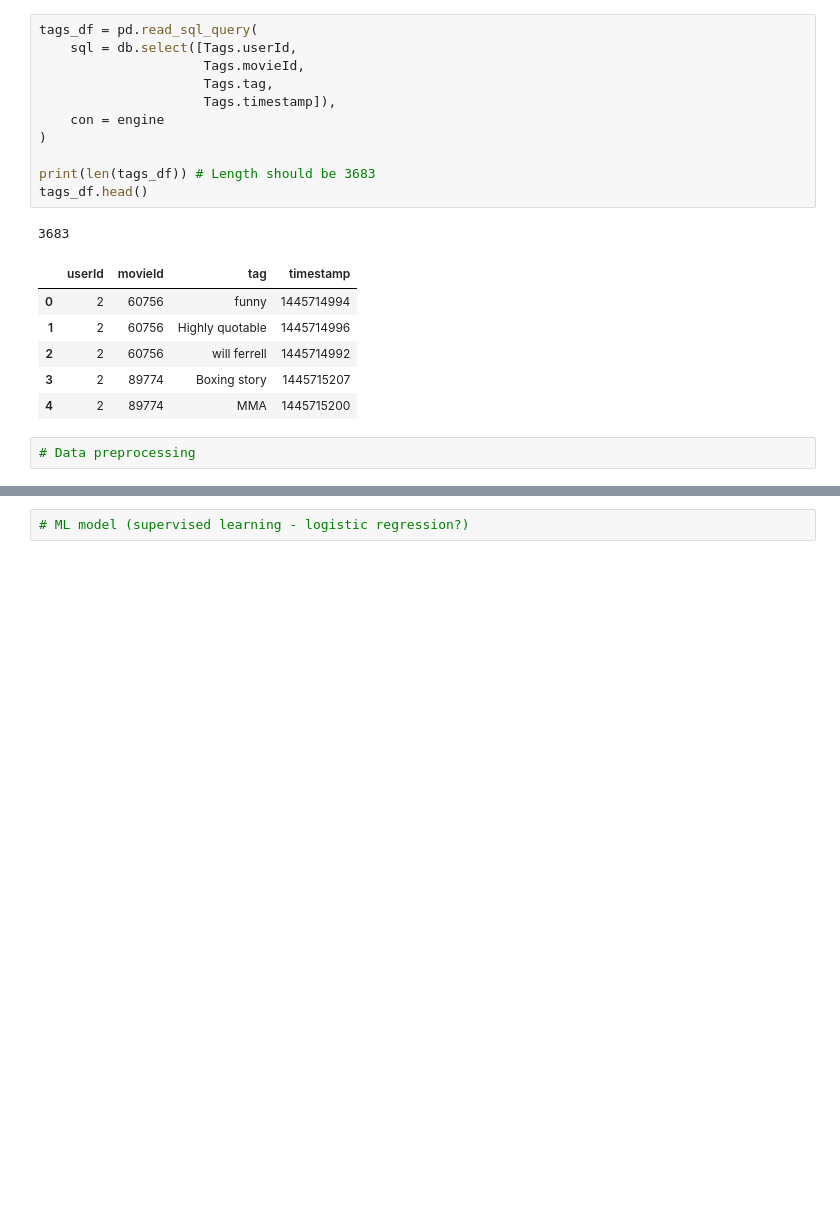
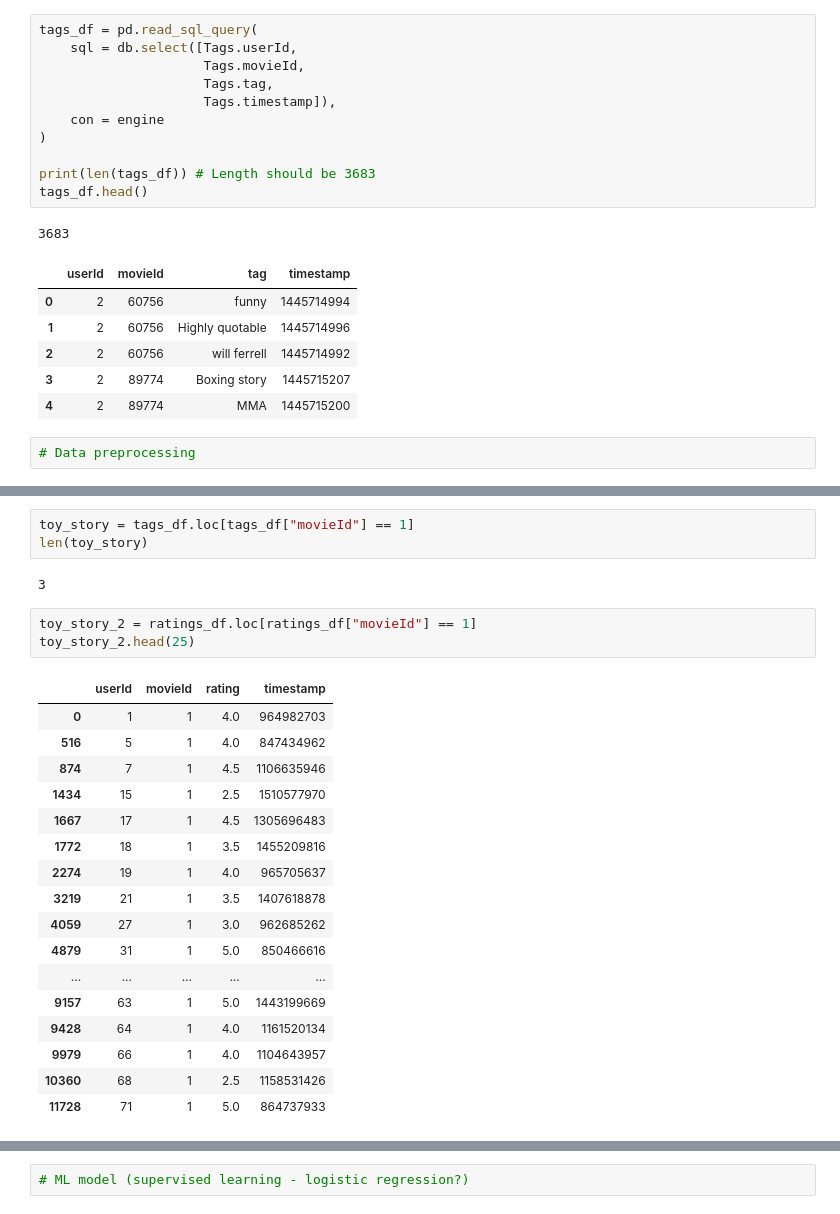
Before and after one commit to dmropp/Project_4_ML, a Jupyter notebook: analysis.ipynb, the cells around one changed output, grey strips where cells are left out. Cells and saved outputs as stored; diff of their text form; blank space fills up the shorter version.

```diff
--- a/analysis.ipynb
+++ b/analysis.ipynb
@@ -110,0 +138,26 @@ tags_df.head()
+# %%
+toy_story = tags_df.loc[tags_df["movieId"] == 1]
+len(toy_story)
+# %% [output]
+3
+# %%
+toy_story_2 = ratings_df.loc[ratings_df["movieId"] == 1]
+toy_story_2.head(25)
+# %% [output]
+|  | userId | movieId | rating | timestamp |
+| 0 | 1 | 1 | 4.0 | 964982703 |
+| 516 | 5 | 1 | 4.0 | 847434962 |
+| 874 | 7 | 1 | 4.5 | 1106635946 |
+| 1434 | 15 | 1 | 2.5 | 1510577970 |
+| 1667 | 17 | 1 | 4.5 | 1305696483 |
+| 1772 | 18 | 1 | 3.5 | 1455209816 |
+| 2274 | 19 | 1 | 4.0 | 965705637 |
+| 3219 | 21 | 1 | 3.5 | 1407618878 |
+| 4059 | 27 | 1 | 3.0 | 962685262 |
+| 4879 | 31 | 1 | 5.0 | 850466616 |
+| ... | ... | ... | ... | ... |
+| 9157 | 63 | 1 | 5.0 | 1443199669 |
+| 9428 | 64 | 1 | 4.0 | 1161520134 |
+| 9979 | 66 | 1 | 4.0 | 1104643957 |
+| 10360 | 68 | 1 | 2.5 | 1158531426 |
+| 11728 | 71 | 1 | 5.0 | 864737933 |
```
Also changed, not shown: parts of 10 cells of this notebook.
